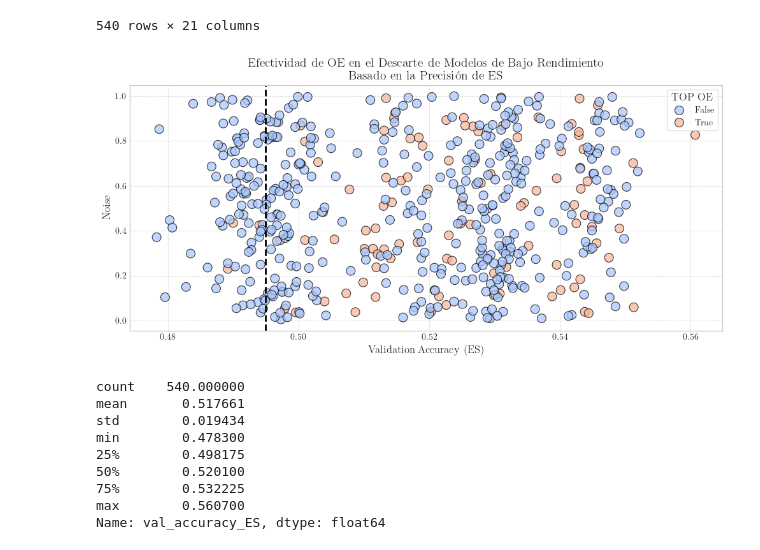
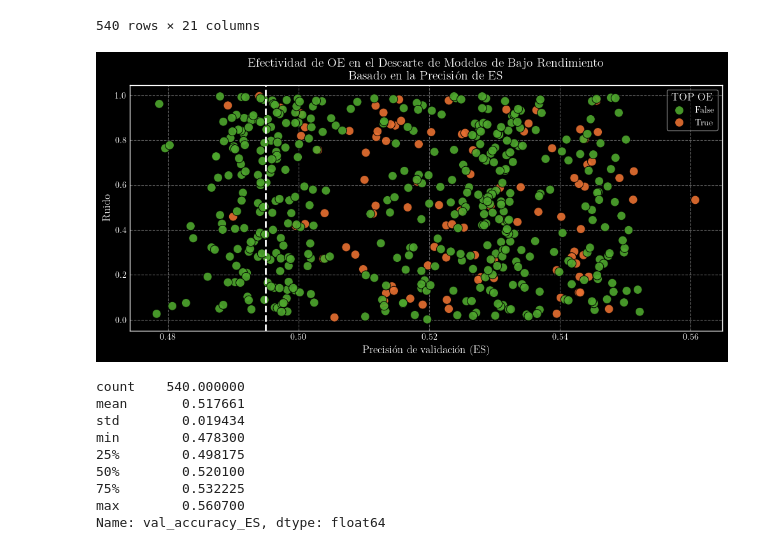
Before and after one commit to topsy-13/NAS_pretesting, a Jupyter notebook: OE-Tests/analyze_experiments 3.0.ipynb, the cells around one changed output. Drawn from its saved outputs; the diff is of its cells as text; code cells hidden in the pictures.

Commit message:
run validation

```diff
--- a/OE-Tests/analyze_experiments 3.0.ipynb
+++ b/OE-Tests/analyze_experiments 3.0.ipynb
@@ -122,33 +122,35 @@ ranked_merged = rank_architecture_results(merged_df, 'val_accuracy_OE')
 # add bool column
 ranked_merged['TOP_OE'] = ranked_merged['Ranking'] <= 100
 ranked_merged['noise'] = np.random.random(size=len(ranked_merged))
+# %%
+plt.style.use('dark_background')
 # %%
 plt.figure(figsize=(12, 5))
 
 # Improved scatter plot
 sns.scatterplot(data=ranked_merged, x='val_accuracy_ES', y='noise', hue='TOP_OE',
-                palette='coolwarm', edgecolor='black', alpha=0.75, s=100)
+                palette={True: '#E97132', False: '#4EA72E'}, edgecolor='black', alpha=0.9, s=100)
 
 # Improved vertical line styling
-plt.axvline(0.495, color='black', linestyle='dashed', linewidth=2)
+plt.axvline(0.495, color='white', linestyle='dashed', linewidth=2)
 
 # Improved title and labels
 plt.title('Efectividad de OE en el Descarte de Modelos de Bajo Rendimiento \n Basado en la Precisión de ES',
           fontsize=14, fontweight='bold')
-plt.xlabel('Validation Accuracy (ES)', fontsize=12)
-plt.ylabel('Noise', fontsize=12)
+plt.xlabel('Precisión de validación (ES)', fontsize=12)
+plt.ylabel('Ruido', fontsize=12)
 
 # Customize legend
 legend = plt.legend(title='TOP OE', frameon=True, fontsize=10, title_fontsize=12)
-legend.get_frame().set_facecolor('white')
+legend.get_frame().set_facecolor('black')
 legend.get_frame().set_alpha(0.6)
 
 # Add subtle gridlines for better readability
-plt.grid(True, linestyle='--', alpha=0.6)
+plt.grid(True, linestyle='--', alpha=0.4)
 
 plt.show()
 # %% [output]
-[figure, old version]
+[figure, new version]
 # %%
 ranked_merged['val_accuracy_ES'].describe()
 # %% [output]
```
Also changed, not shown: 31 other files.
